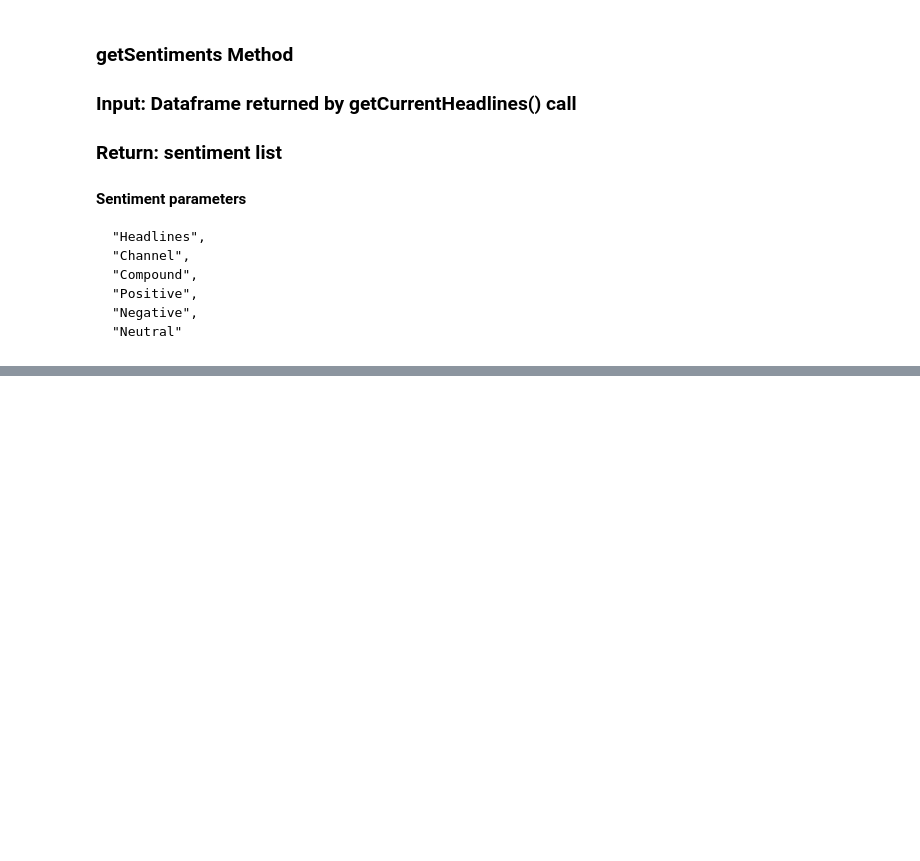
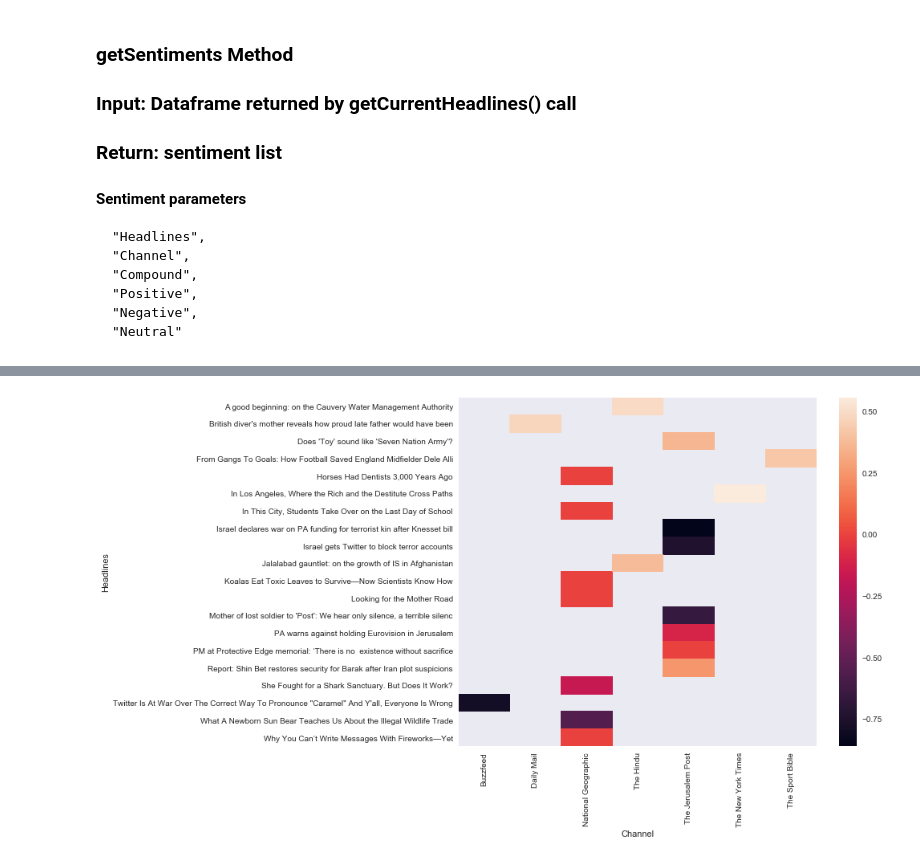
Before and after one commit to bsadagopa/Project1, a Jupyter notebook: TodaysNewsTrend.ipynb, the cells around one changed output, grey strips where cells are left out. Cells and saved outputs as stored; diff of their text form; code cells hidden in the pictures; blank space fills up the shorter version.

```diff
--- a/TodaysNewsTrend.ipynb
+++ b/TodaysNewsTrend.ipynb
@@ -198,0 +171,5 @@ news_top_headlines_df.head(3)
+# %%
+world_headlines = getCurrentHeadlines(country=None)
+world_headlines_df = pd.DataFrame(world_headlines)
+world_headlines_df['News Channel'] = [article['source']['name'] for article in world_headlines]
+world_headlines_df.head(2)
@@ -413,0 +385,2 @@ analyser = SentimentIntensityAnalyzer()
+# %%
+world_sentiment_df = pd.DataFrame(getSentiments(world_headlines_df[:20]))
@@ -413,0 +407,8 @@ analyser = SentimentIntensityAnalyzer()
+# %%
+#sns.set(rc={'figure.figsize':(11.7,8.27)})
+plt.figure(figsize=(10,8))
+world_sentiment_heatmap = world_sentiment_df.pivot_table(values='Compound',index='Headlines',columns='Channel')
+world_sentiment_hp_fig = sns.heatmap(world_sentiment_heatmap)
+world_sentiment_hp_fig.get_figure().savefig("World-Sentiment=HeatMap.png")
+# %% [output]
+[figure, added]
```
Also changed, not shown: parts of 52 cells of this notebook.
